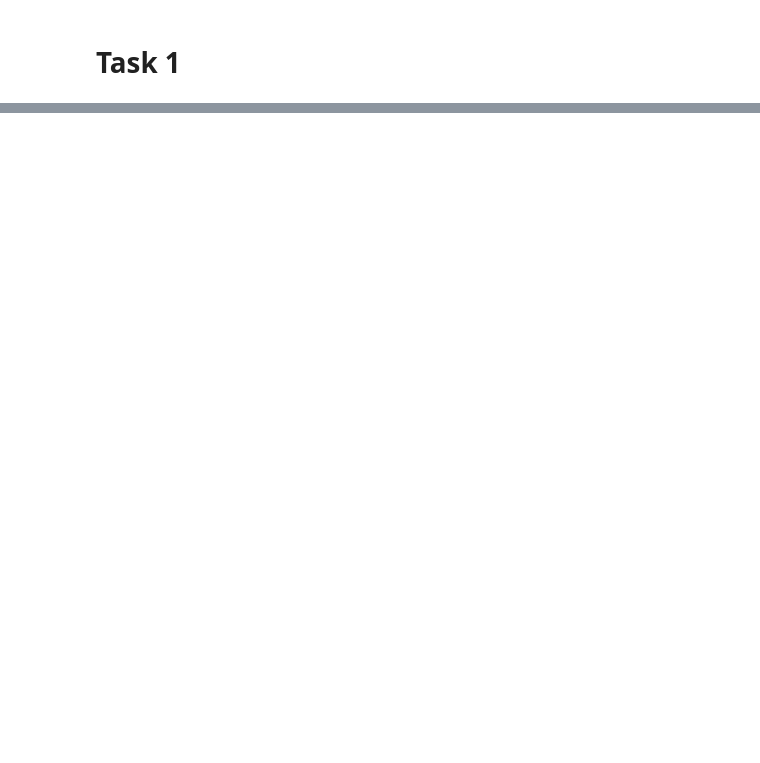
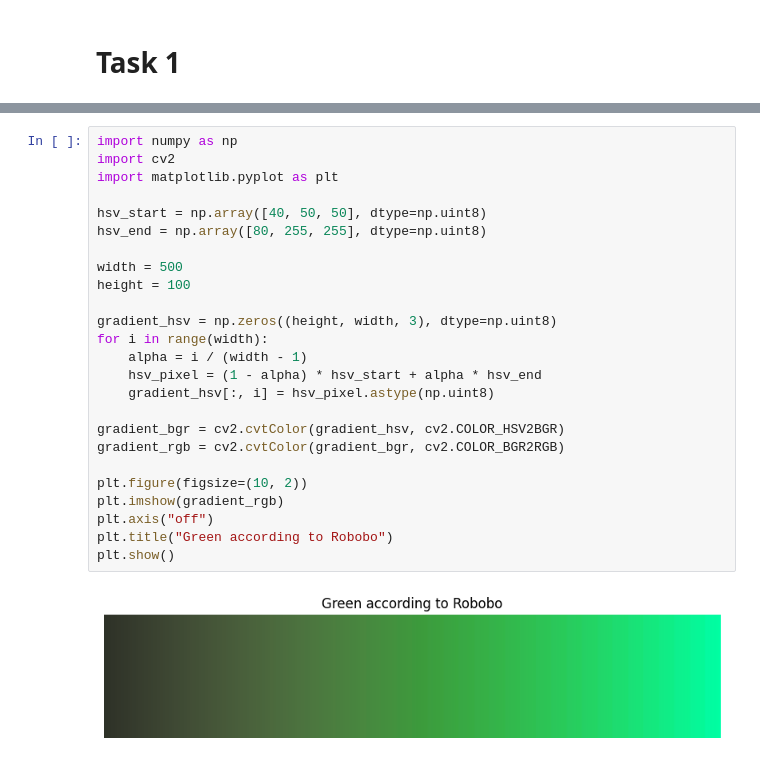
Before and after one commit to FabianoBusca/learning_machines, a Jupyter notebook: catkin_ws/src/learning_machines/src/learning_machines/plot_actions.ipynb, the cells around one changed output, grey strips where cells are left out. Drawn from its saved outputs; the diff is of its cells as text; blank space fills up the shorter version.

```diff
--- a/catkin_ws/src/learning_machines/src/learning_machines/plot_actions.ipynb
+++ b/catkin_ws/src/learning_machines/src/learning_machines/plot_actions.ipynb
@@ -122,0 +123,27 @@ plt.show()
+# %%
+import numpy as np
+import cv2
+import matplotlib.pyplot as plt
+
+hsv_start = np.array([40, 50, 50], dtype=np.uint8)
+hsv_end = np.array([80, 255, 255], dtype=np.uint8)
+
+width = 500
+height = 100
+
+gradient_hsv = np.zeros((height, width, 3), dtype=np.uint8)
+for i in range(width):
+    alpha = i / (width - 1)
+    hsv_pixel = (1 - alpha) * hsv_start + alpha * hsv_end
+    gradient_hsv[:, i] = hsv_pixel.astype(np.uint8)
+
+gradient_bgr = cv2.cvtColor(gradient_hsv, cv2.COLOR_HSV2BGR)
+gradient_rgb = cv2.cvtColor(gradient_bgr, cv2.COLOR_BGR2RGB)
+
+plt.figure(figsize=(10, 2))
+plt.imshow(gradient_rgb)
+plt.axis("off")
+plt.title("Green according to Robobo")
+plt.show()
+# %% [output]
+[figure, added]
```
Also changed, not shown: parts of 7 cells of this notebook, 7 other files.
